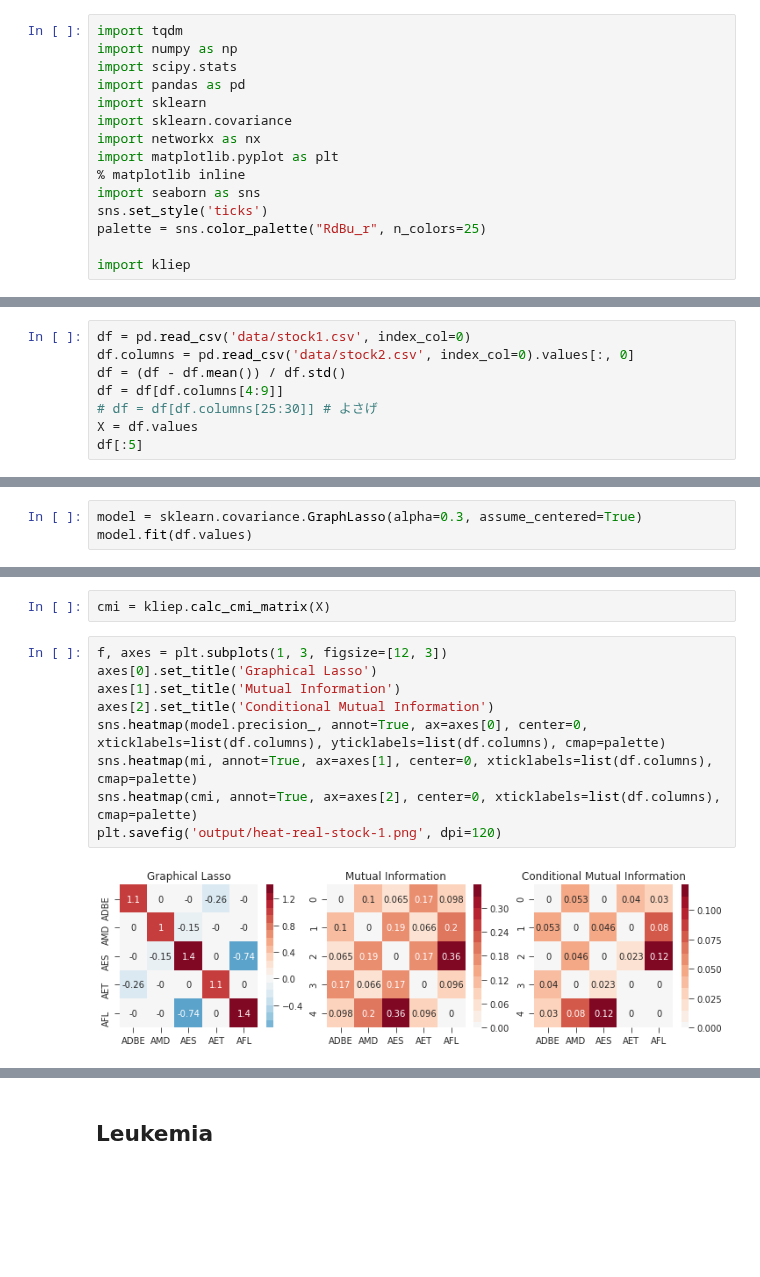
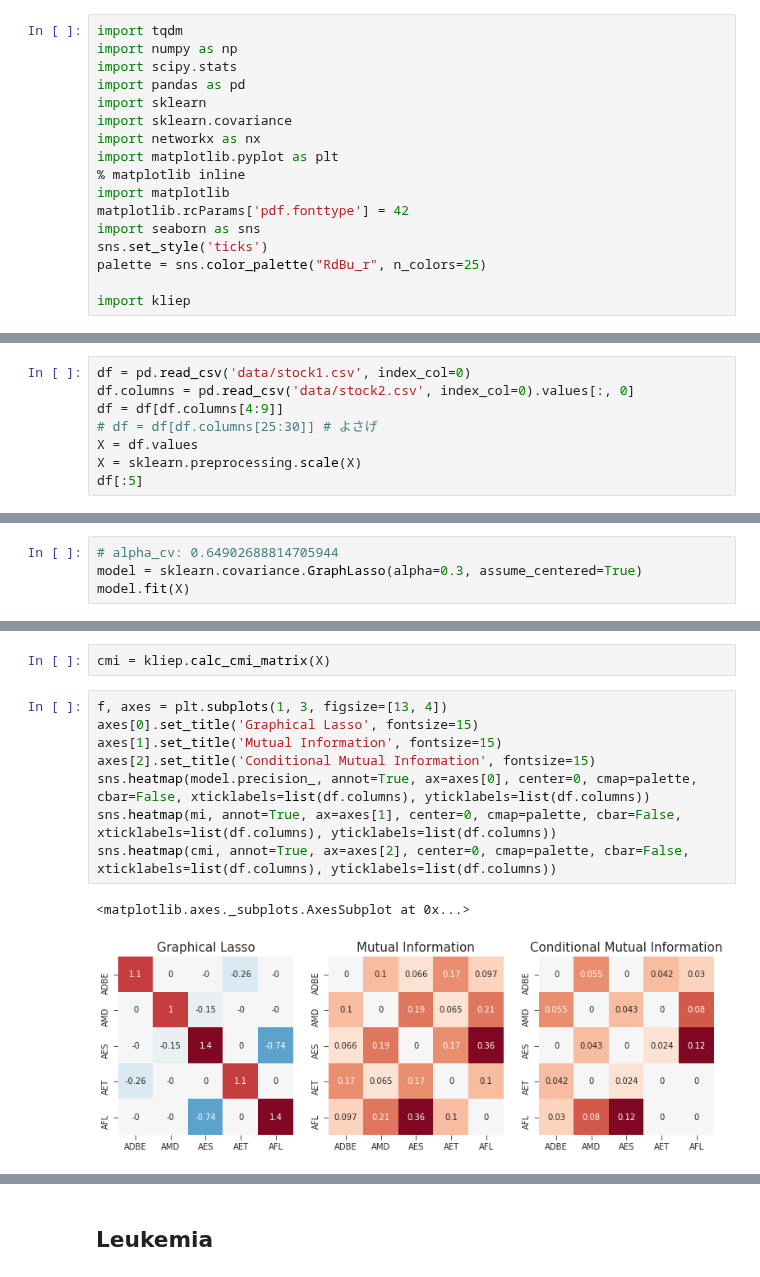
Before and after one commit to y-takashina/density_ratio, a Jupyter notebook: mi-real-data.ipynb, the cells around one changed output, grey strips where cells are left out. Drawn from its saved outputs; the diff is of its cells as text; blank space fills up the shorter version.

```diff
--- a/mi-real-data.ipynb
+++ b/mi-real-data.ipynb
@@ -8,6 +8,8 @@ import sklearn.covariance
 import networkx as nx
 import matplotlib.pyplot as plt
 % matplotlib inline
+import matplotlib
+matplotlib.rcParams['pdf.fonttype'] = 42
 import seaborn as sns
 sns.set_style('ticks')
 palette = sns.color_palette("RdBu_r", n_colors=25)
@@ -102,10 +72,10 @@ sns.heatmap(cmi, annot=True, ax=axes[2], center=0, xticklabels=list(df.columns),
 # %%
 df = pd.read_csv('data/stock1.csv', index_col=0)
 df.columns = pd.read_csv('data/stock2.csv', index_col=0).values[:, 0]
-df = (df - df.mean()) / df.std()
 df = df[df.columns[4:9]]
 # df = df[df.columns[25:30]] # よさげ
 X = df.values
+X = sklearn.preprocessing.scale(X)
 df[:5]
 # %% [output]
 |  | ADBE | AMD | AES | AET | AFL |
@@ -122,6 +93,7 @@ plt.savefig('output/scatter-real-stock-1.png', dpi=120)
 # %%
+# alpha_cv: 0.64902688814705944
 model = sklearn.covariance.GraphLasso(alpha=0.3, assume_centered=True)
-model.fit(df.values)
+model.fit(X)
 # %% [output]
 GraphLasso(alpha=0.3, assume_centered=True, enet_tol=0.0001, max_iter=100,
       mode='cd', tol=0.0001, verbose=False)
@@ -130,13 +102,13 @@ mi = kliep.calc_mi_matrix(X)
 # %%
 cmi = kliep.calc_cmi_matrix(X)
 # %%
-f, axes = plt.subplots(1, 3, figsize=[12, 3])
-axes[0].set_title('Graphical Lasso')
-axes[1].set_title('Mutual Information')
-axes[2].set_title('Conditional Mutual Information')
-sns.heatmap(model.precision_, annot=True, ax=axes[0], center=0, xticklabels=list(df.columns), yticklabels=list(df.columns), cmap=palette)
-sns.heatmap(mi, annot=True, ax=axes[1], center=0, xticklabels=list(df.columns), cmap=palette)
-sns.heatmap(cmi, annot=True, ax=axes[2], center=0, xticklabels=list(df.columns), cmap=palette)
-plt.savefig('output/heat-real-stock-1.png', dpi=120)
+f, axes = plt.subplots(1, 3, figsize=[13, 4])
+axes[0].set_title('Graphical Lasso', fontsize=15)
+axes[1].set_title('Mutual Information', fontsize=15)
+axes[2].set_title('Conditional Mutual Information', fontsize=15)
+sns.heatmap(model.precision_, annot=True, ax=axes[0], center=0, cmap=palette, cbar=False, xticklabels=list(df.columns), yticklabels=list(df.columns))
+sns.heatmap(mi, annot=True, ax=axes[1], center=0, cmap=palette, cbar=False, xticklabels=list(df.columns), yticklabels=list(df.columns))
+sns.heatmap(cmi, annot=True, ax=axes[2], center=0, cmap=palette, cbar=False, xticklabels=list(df.columns), yticklabels=list(df.columns))
 # %% [output]
+<matplotlib.axes._subplots.AxesSubplot at 0x...>
-[figure, old version]
+[figure, new version]
```
Also changed, not shown: parts of 14 cells of this notebook, 2 other files.
